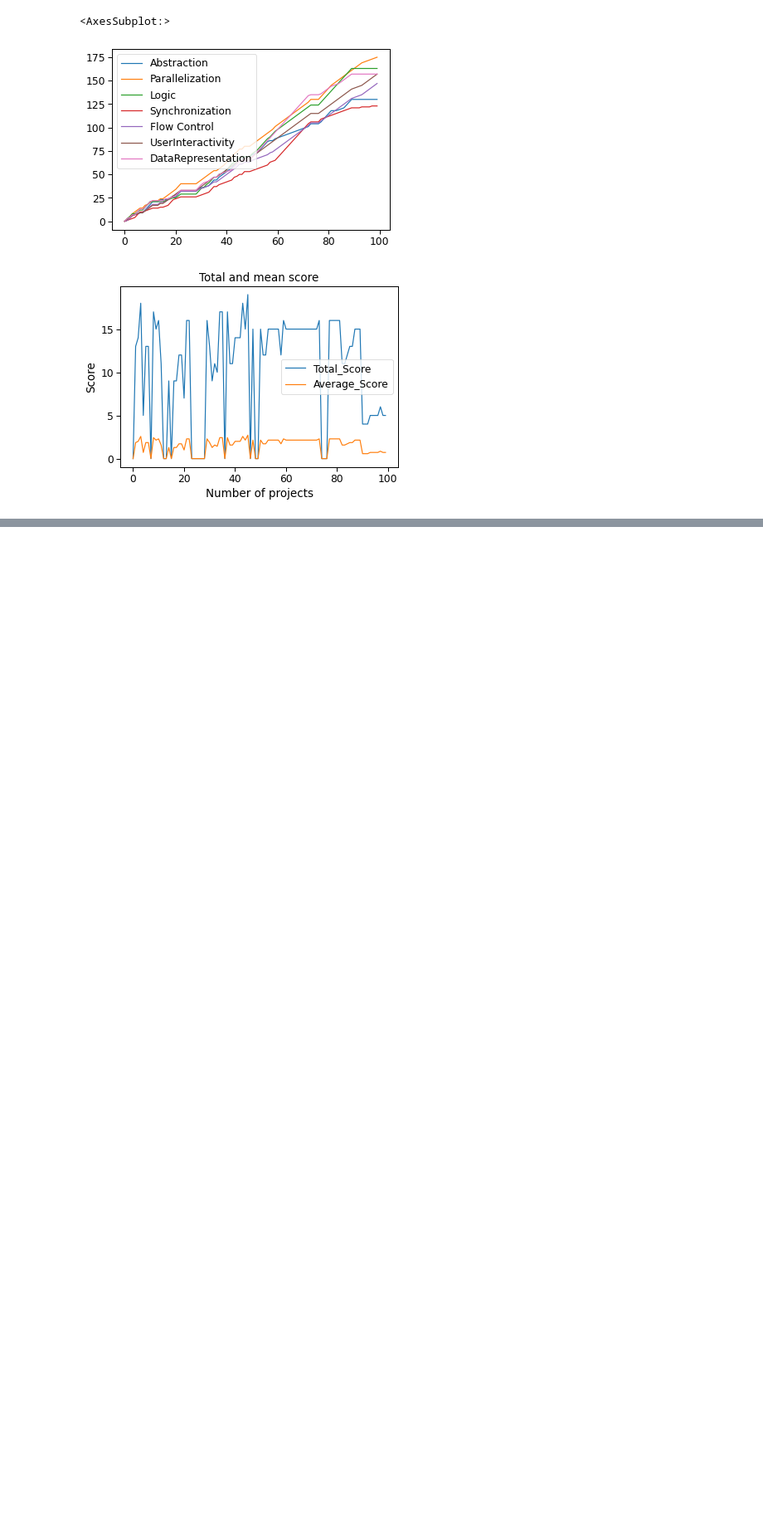
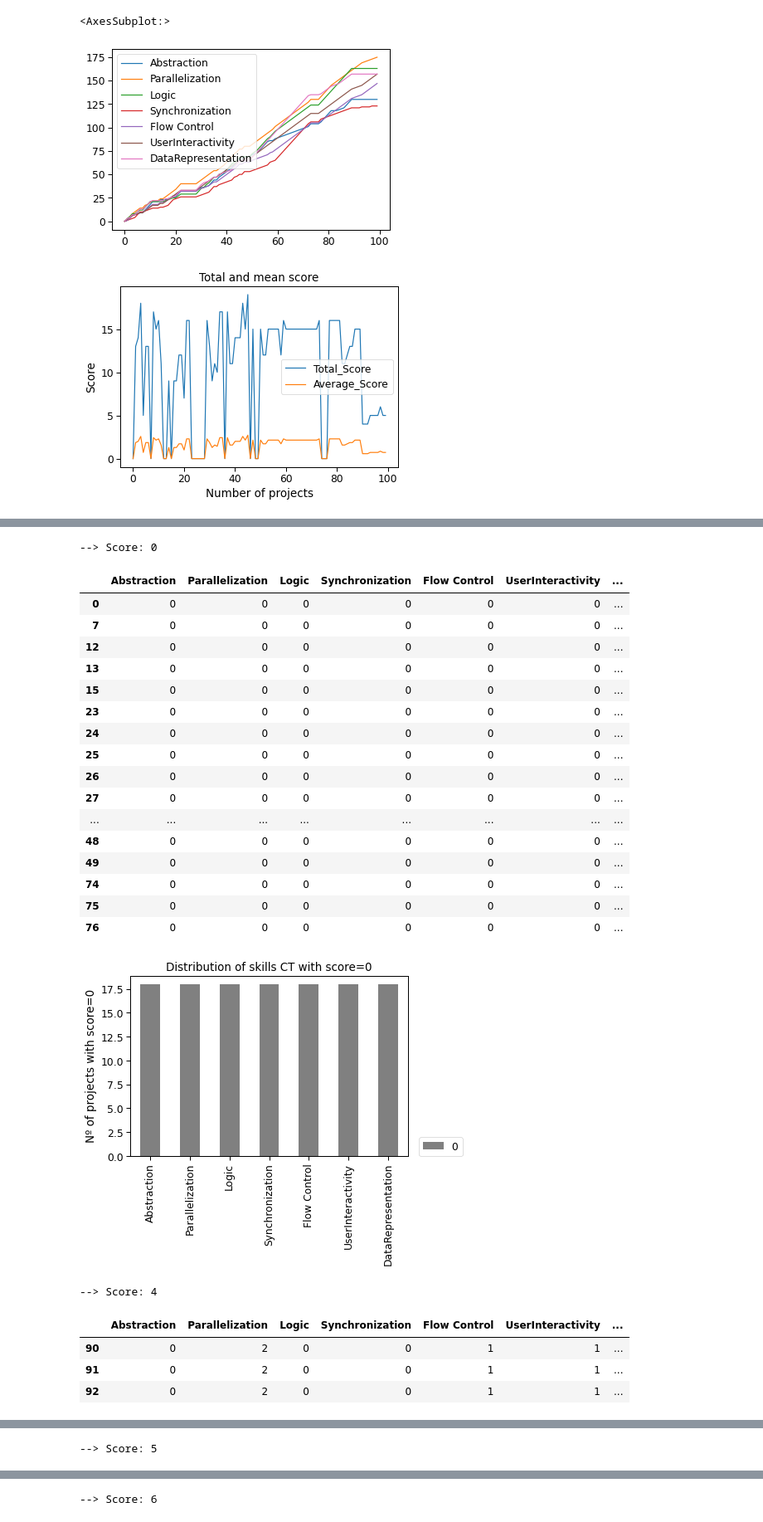
Before and after one commit to rcruiz/pruebaCT, a Jupyter notebook: Analisis.ipynb, the cells around one changed output, grey strips where cells are left out. Shown at 83% size. Drawn from its saved outputs; the diff is of its cells as text; code cells hidden in the pictures; blank space fills up the shorter version.

Commit message:
Add distribution by score

```diff
--- a/Analisis.ipynb
+++ b/Analisis.ipynb
@@ -751,0 +739,3 @@ sns.lmplot(data=df_analyzer, x='Abstraction', y='Parallelization', hue ="Level")
+# %%
+total_score = df_analyzer["Total"].sort_values().unique().tolist()
+total_score
@@ -751,0 +744,3 @@ sns.lmplot(data=df_analyzer, x='Abstraction', y='Parallelization', hue ="Level")
+# %%
+ct = df_ct.columns.values.tolist()
+print(ct)
@@ -751,0 +751,2 @@ sns.lmplot(data=df_analyzer, x='Abstraction', y='Parallelization', hue ="Level")
+# %%
+df_total_group = df_analyzer.groupby("Total")
@@ -751,0 +755,42 @@ sns.lmplot(data=df_analyzer, x='Abstraction', y='Parallelization', hue ="Level")
+# %%
+# Distribución de puntos por proyectos
+def df_distrib_score(x, ct):
+   return df_total_group.get_group(x).filter(ct)
+
+
+for i in total_score:
+    print("--> Score:", i)
+    df = df_distrib_score(i, ct).iloc[:, :].apply(pd.value_counts).fillna(0)
+    df.T.plot.bar(color={0: "grey", 1: "red", 2:"orange", 3:"blue"} )
+    plt.legend(loc=(1.04,0))
+    title = "Distribution of skills CT with score=" + str(i)
+    ylabel= "Nº of projects with score=" + str(i)
+    plt.title(title)
+    plt.ylabel(ylabel)
+    display(df_distrib_score(i,ct))
+    plt.show()
+# %% [output]
+--> Score: 0
+|  | Abstraction | Parallelization | Logic | Synchronization | Flow Control | UserInteractivity | ... |
+| 0 | 0 | 0 | 0 | 0 | 0 | 0 | ... |
+| 7 | 0 | 0 | 0 | 0 | 0 | 0 | ... |
+| 12 | 0 | 0 | 0 | 0 | 0 | 0 | ... |
+| 13 | 0 | 0 | 0 | 0 | 0 | 0 | ... |
+| 15 | 0 | 0 | 0 | 0 | 0 | 0 | ... |
+| 23 | 0 | 0 | 0 | 0 | 0 | 0 | ... |
+| 24 | 0 | 0 | 0 | 0 | 0 | 0 | ... |
+| 25 | 0 | 0 | 0 | 0 | 0 | 0 | ... |
+| 26 | 0 | 0 | 0 | 0 | 0 | 0 | ... |
+| 27 | 0 | 0 | 0 | 0 | 0 | 0 | ... |
+| ... | ... | ... | ... | ... | ... | ... | ... |
+| 48 | 0 | 0 | 0 | 0 | 0 | 0 | ... |
+| 49 | 0 | 0 | 0 | 0 | 0 | 0 | ... |
+| 74 | 0 | 0 | 0 | 0 | 0 | 0 | ... |
+| 75 | 0 | 0 | 0 | 0 | 0 | 0 | ... |
+| 76 | 0 | 0 | 0 | 0 | 0 | 0 | ... |
+[figure, added]
+--> Score: 4
+|  | Abstraction | Parallelization | Logic | Synchronization | Flow Control | UserInteractivity | ... |
+| 90 | 0 | 2 | 0 | 0 | 1 | 1 | ... |
+| 91 | 0 | 2 | 0 | 0 | 1 | 1 | ... |
+| 92 | 0 | 2 | 0 | 0 | 1 | 1 | ... |
@@ -751,0 +798 @@ sns.lmplot(data=df_analyzer, x='Abstraction', y='Parallelization', hue ="Level")
+--> Score: 5
@@ -751,0 +808 @@ sns.lmplot(data=df_analyzer, x='Abstraction', y='Parallelization', hue ="Level")
+--> Score: 6
```
Also changed, not shown: parts of 44 cells of this notebook.
